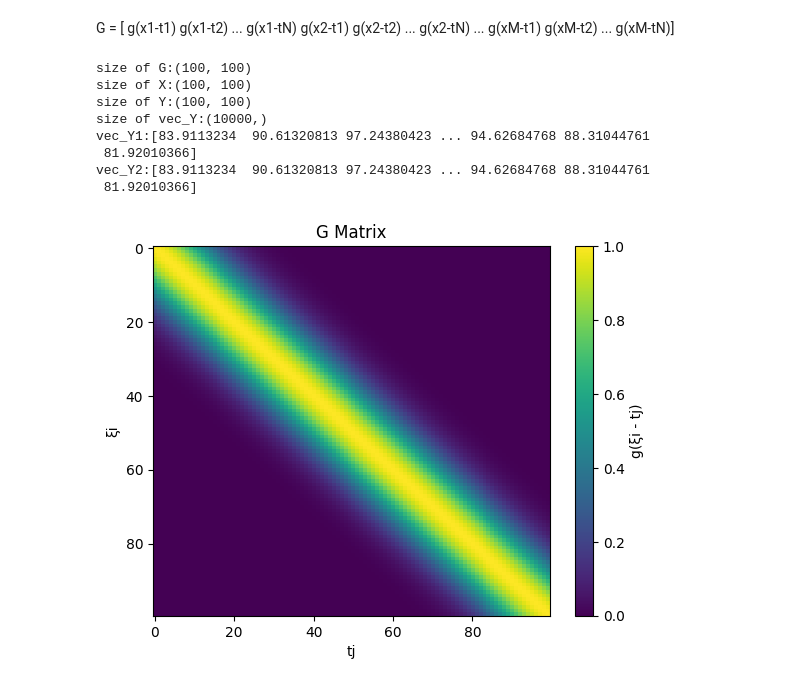
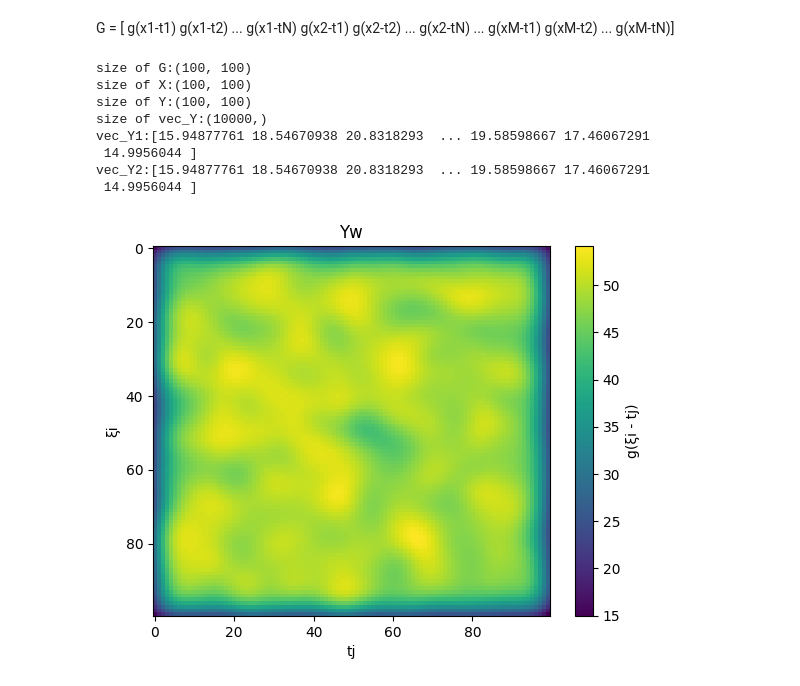
Before and after one commit to wanaincode/seminar2024_demo, a Jupyter notebook: regulation.ipynb, the cells around one changed output. Cells and saved outputs as stored; diff of their text form; code cells hidden in the pictures.

```diff
--- a/regulation.ipynb
+++ b/regulation.ipynb
@@ -24,7 +24,7 @@ def construct_G_matrix(xi_values, t_values, sigma):
 # Set parameters G: M * N matrix
 M = 100  # ξ_m
 N = 100  # t_n
-sigma = 10
+sigma = 4
 
 # Generate xi and t values
 xi_values = np.linspace(0, 100, M)  # range of ξ_m
@@ -54,16 +54,17 @@ size of G:(100, 100)
 size of X:(100, 100)
 size of Y:(100, 100)
 size of vec_Y:(10000,)
-vec_Y1:[83.9113234  90.61320813 97.24380423 ... 94.62684768 88.31044761
- 81.92010366]
-vec_Y2:[83.9113234  90.61320813 97.24380423 ... 94.62684768 88.31044761
- 81.92010366]
+vec_Y1:[15.94877761 18.54670938 20.8318293  ... 19.58598667 17.46067291
+ 14.9956044 ]
+vec_Y2:[15.94877761 18.54670938 20.8318293  ... 19.58598667 17.46067291
+ 14.9956044 ]
 # %%
-plt.imshow(G, cmap='viridis', aspect='auto')
+Y2 = Y2.reshape(N,N)
+plt.imshow(Y2, cmap='viridis', aspect='auto')
 plt.colorbar(label="g(ξi - tj)")
-plt.title("G Matrix")
+plt.title("Yw")
 plt.xlabel("tj")
 plt.ylabel("ξi")
 plt.show()
 # %% [output]
-[figure, old version]
+[figure, new version]
```
